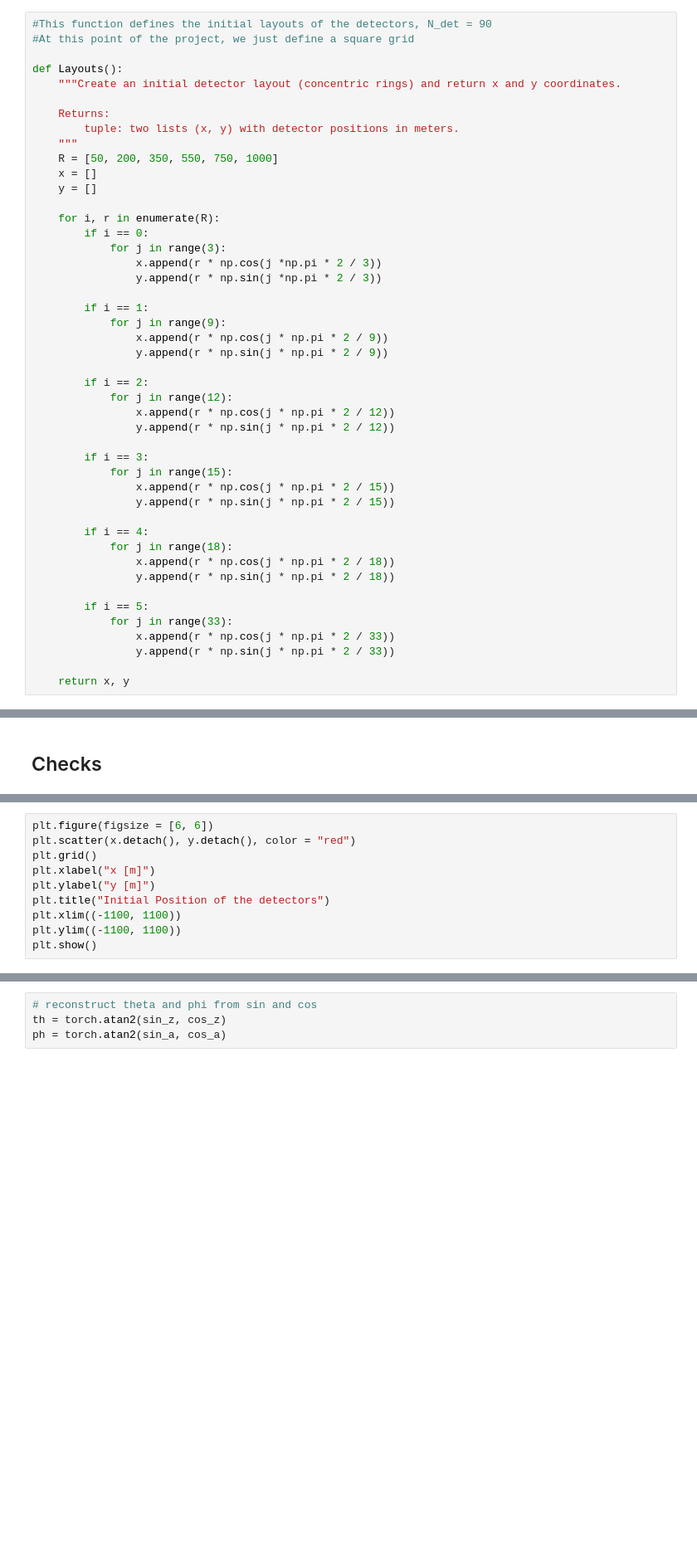
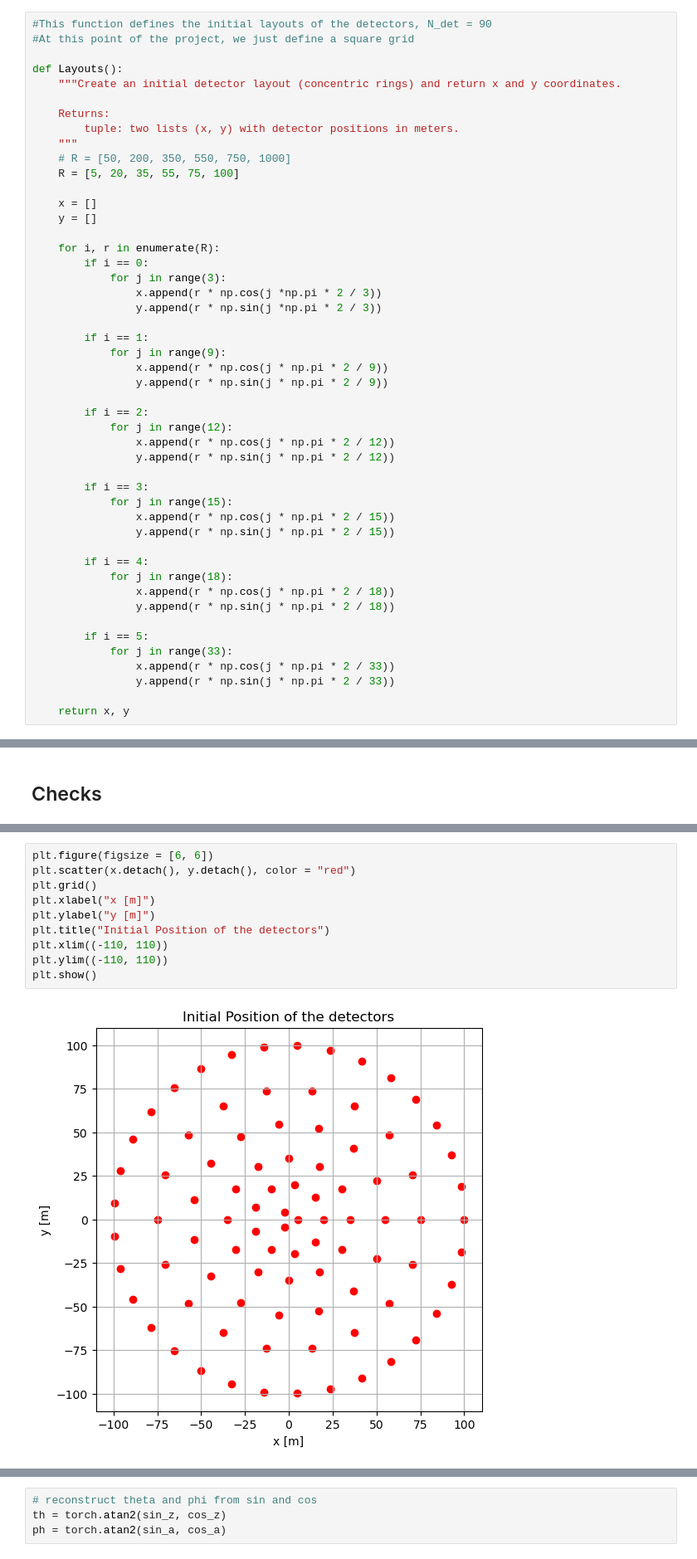
Before and after one commit to green3diamond/TambOpt-zlt, a Jupyter notebook: detector_optimization/SWGOLO7_scaled_run_1.ipynb, the cells around one changed output, grey strips where cells are left out. Shown at 83% size. Cells and saved outputs as stored; diff of their text form; blank space fills up the shorter version.

```diff
--- a/detector_optimization/SWGOLO7_scaled_run_1.ipynb
+++ b/detector_optimization/SWGOLO7_scaled_run_1.ipynb
@@ -262,7 +262,9 @@ def Layouts():
     Returns:
         tuple: two lists (x, y) with detector positions in meters.
     """
-    R = [50, 200, 350, 550, 750, 1000]
+    # R = [50, 200, 350, 550, 750, 1000]
+    R = [5, 20, 35, 55, 75, 100]
+
     x = []
     y = []
 
@@ -912,13 +936,15 @@ We will be using here for debugging as well
 # %%
 plt.figure(figsize = [6, 6])
 plt.scatter(x.detach(), y.detach(), color = "red")
 plt.grid()
 plt.xlabel("x [m]")
 plt.ylabel("y [m]")
 plt.title("Initial Position of the detectors")
-plt.xlim((-1100, 1100))
-plt.ylim((-1100, 1100))
+plt.xlim((-110, 110))
+plt.ylim((-110, 110))
 plt.show()
+# %% [output]
+[figure, added]
 # %%
 SWGOopt = False
 
```
Also changed, not shown: parts of 18 cells of this notebook.
